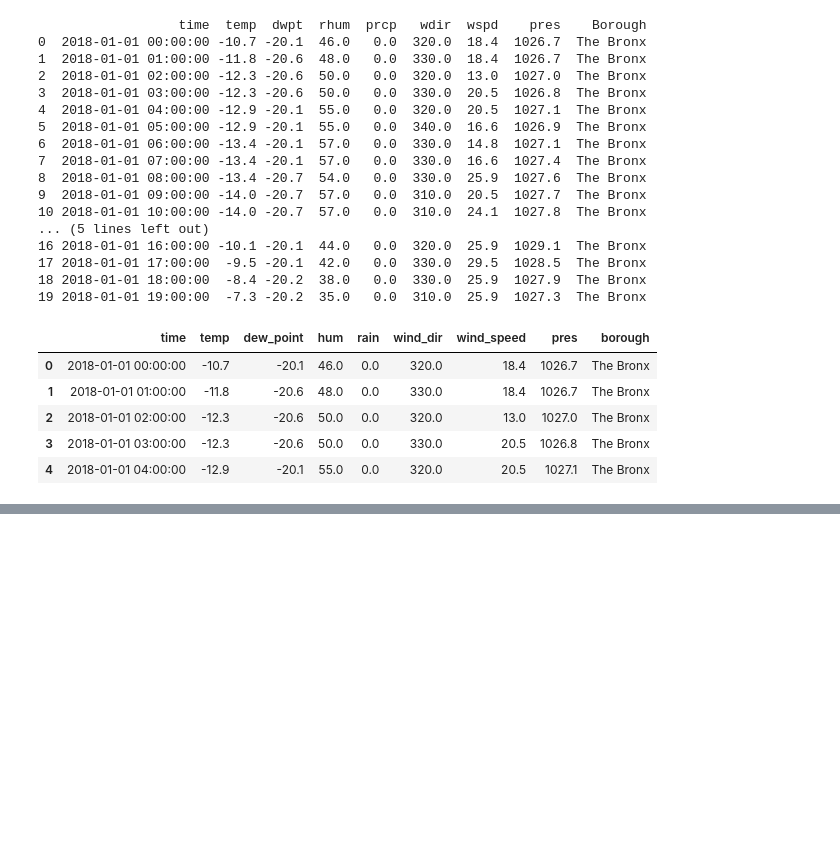
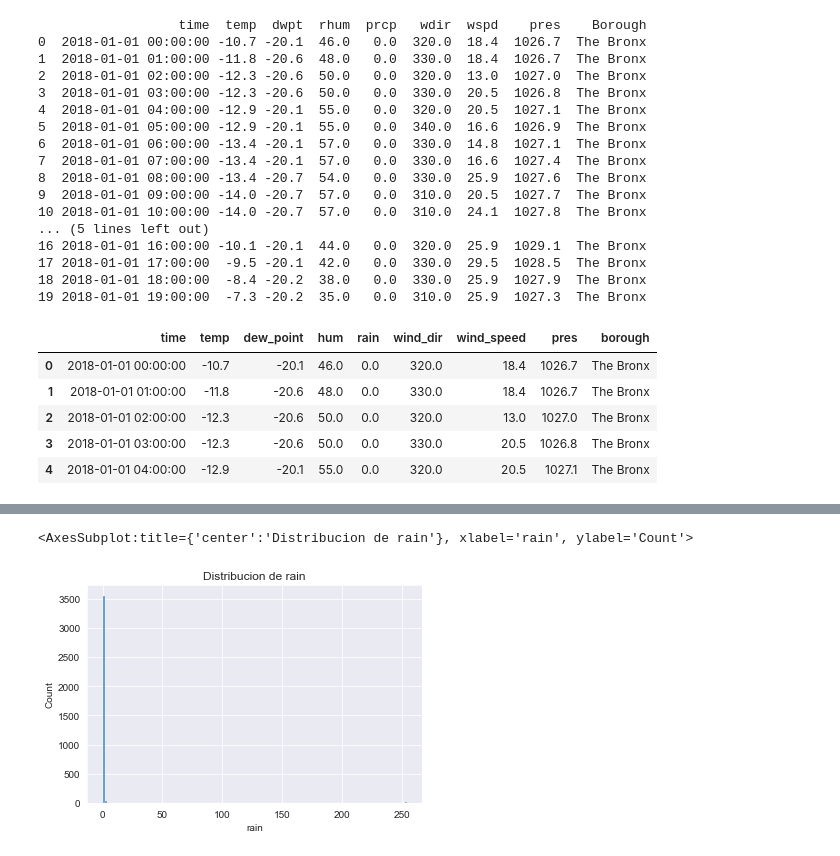
Before and after one commit to namdiv/Final_project, a Jupyter notebook: weather_data.ipynb, the cells around one changed output, grey strips where cells are left out. Saved outputs shown, nothing was run; the diff lists cells and outputs as text; code cells hidden in the pictures; blank space fills up the shorter version.

```diff
--- a/weather_data.ipynb
+++ b/weather_data.ipynb
@@ -161,0 +241,7 @@ df.head(5)
+# %%
+sns.set_style("darkgrid")
+plt.title("Distribucion de rain")
+sns.histplot(data=df, x="rain", binwidth=2)
+# %% [output]
+<AxesSubplot:title={'center':'Distribucion de rain'}, xlabel='rain', ylabel='Count'>
+[figure, added]
```
Also changed, not shown: parts of 28 cells of this notebook.
